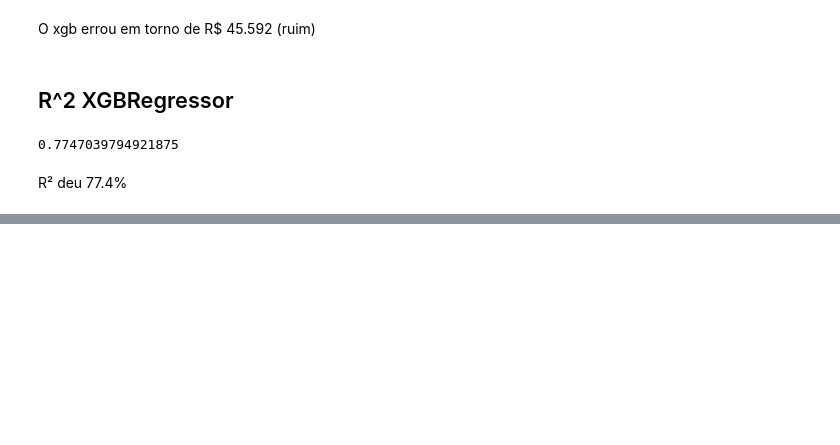
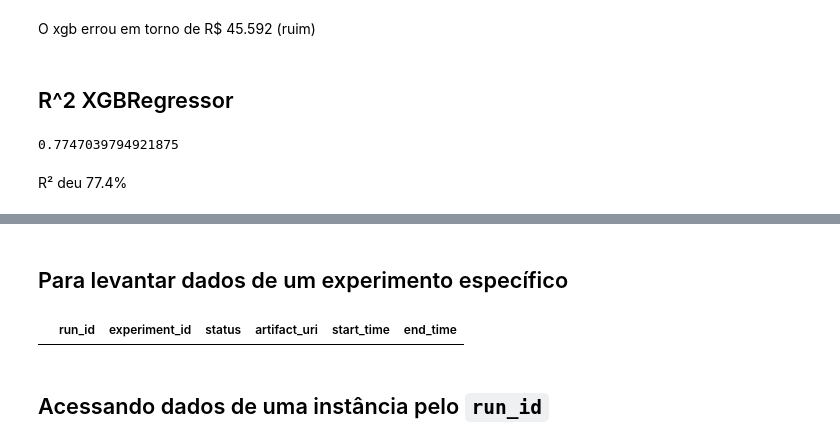
Before and after one commit to f-mtz/mlflow, a Jupyter notebook: notebooks/model.ipynb, the cells around one changed output, grey strips where cells are left out. Cells and saved outputs as stored; diff of their text form; code cells hidden in the pictures; blank space fills up the shorter version.

Commit message:
Consumindo a API de Tracking do MLFlow

```diff
--- a/notebooks/model.ipynb
+++ b/notebooks/model.ipynb
@@ -259,0 +313,9 @@ R² deu 77.4%
+# %% [markdown]
+## Para levantar dados de um experimento específico
+# %%
+runs = mlflow.search_runs(experiment_ids=["1"])
+runs
+# %% [output]
+|  | run_id | experiment_id | status | artifact_uri | start_time | end_time |
+# %% [markdown]
+## Acessando dados de uma instância pelo `run_id`
```
Also changed, not shown: parts of 10 cells of this notebook.
